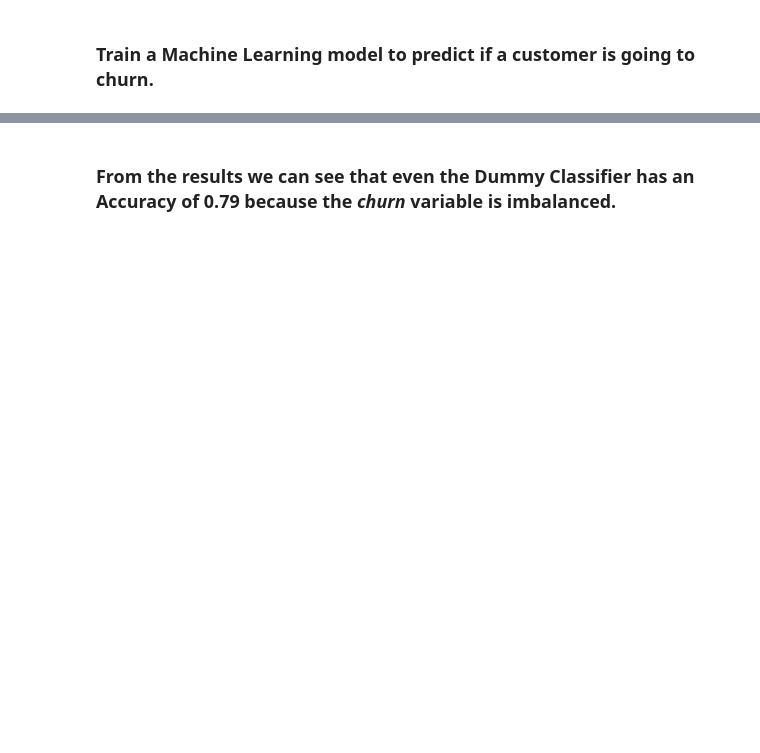
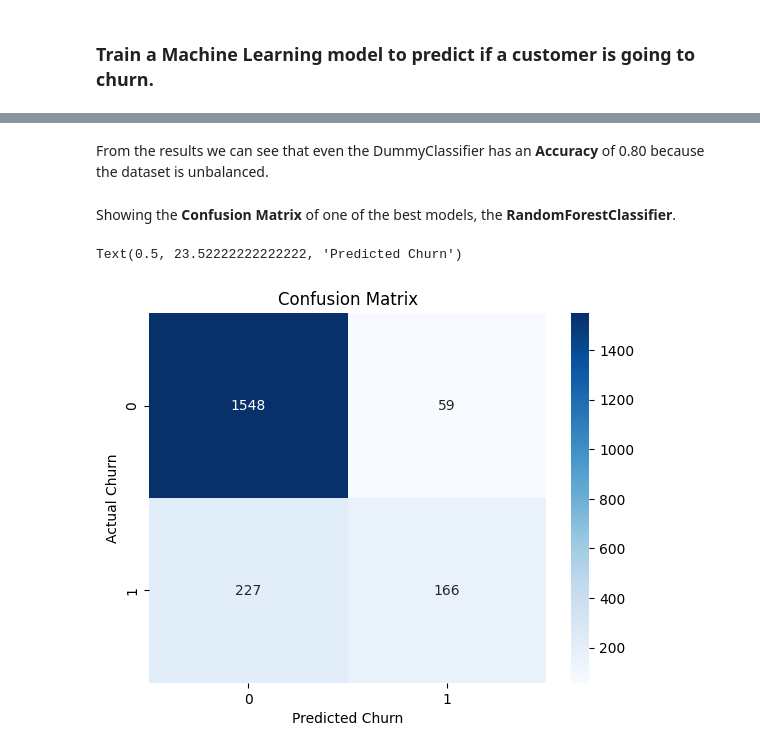
Before and after one commit to Marini97/DS-Assessment, a Jupyter notebook: Exercise 1/train.ipynb, the cells around one changed output, grey strips where cells are left out. Saved outputs shown, nothing was run; the diff lists cells and outputs as text; code cells hidden in the pictures; blank space fills up the shorter version.

```diff
--- a/Exercise 1/train.ipynb
+++ b/Exercise 1/train.ipynb
@@ -209,2 +210,15 @@ sns.barplot(y=models[0]['F1 Score'].keys(), x=models[0]['F1 Score'], color="b")
 # %% [markdown]
-### From the results we can see that even the Dummy Classifier has an **Accuracy** of 0.79 because the *churn* variable is imbalanced.
+From the results we can see that even the DummyClassifier has an **Accuracy** of 0.80 because the dataset is unbalanced.
+# %% [markdown]
+Showing the **Confusion Matrix** of one of the best models, the **RandomForestClassifier**.
+# %%
+y_pred = predictions["RandomForestClassifier"]
+
+conf_matrix = metrics.confusion_matrix(y_test, y_pred)
+sns.heatmap(pd.DataFrame(conf_matrix), annot = True, cmap = 'Blues', fmt = 'g')
+plt.title('Confusion Matrix')
+plt.ylabel('Actual Churn')
+plt.xlabel('Predicted Churn')
+# %% [output]
+Text(0.5, 23.52222222222222, 'Predicted Churn')
+[figure, added]
```
Also changed, not shown: parts of 43 cells of this notebook, 4 other files.
